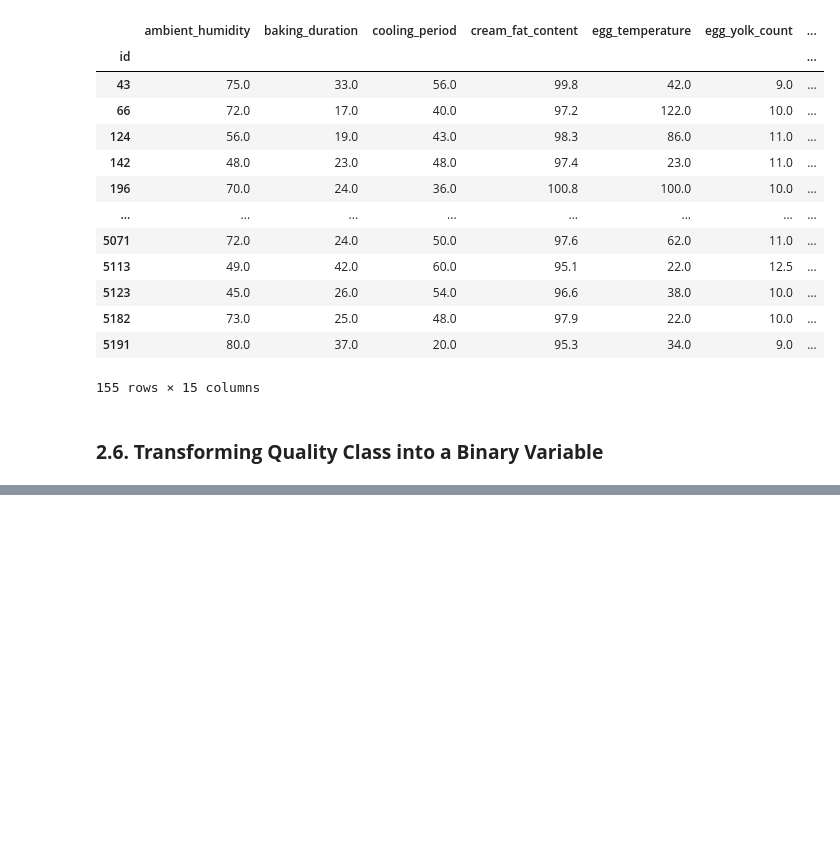
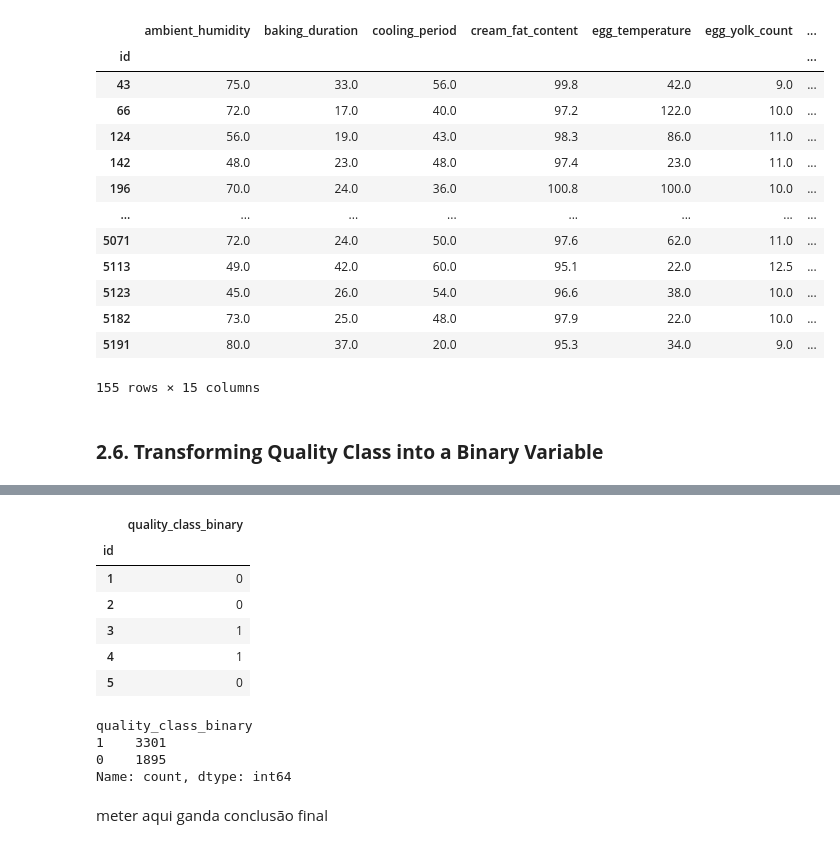
Before and after one commit to afonsolince06/Machine_Learning_Project, a Jupyter notebook: notebook2.ipynb, the cells around one changed output, grey strips where cells are left out. Drawn from its saved outputs; the diff is of its cells as text; code cells hidden in the pictures; blank space fills up the shorter version.

Commit message:
meti binary
na introduçao tá a "to do list" das cenas que se pode fazer ainda.

```diff
--- a/notebook2.ipynb
+++ b/notebook2.ipynb
@@ -555,0 +596,3 @@ dataset_learn.loc[dataset_learn['vanilla_extract'] > upper_bound_vanilla, 'vanil
+# %%
+dataset_learn['quality_class_binary'] = dataset_learn['quality_class'].map({'OK': 1, 'KO': 0})
+dataset_learn.drop(['quality_class'], axis = 1, inplace = True)
@@ -555,0 +609,19 @@ dataset_learn.loc[dataset_learn['vanilla_extract'] > upper_bound_vanilla, 'vanil
+# %%
+dataset_learn[['quality_class_binary']].head()
+# %% [output]
+|  | quality_class_binary |
+| id |  |
+| 1 | 0 |
+| 2 | 0 |
+| 3 | 1 |
+| 4 | 1 |
+| 5 | 0 |
+# %%
+dataset_learn['quality_class_binary'].value_counts()
+# %% [output]
+quality_class_binary
+1    3301
+0    1895
+Name: count, dtype: int64
+# %% [markdown]
+meter aqui ganda conclusão final
```
Also changed, not shown: parts of 5 cells of this notebook.
